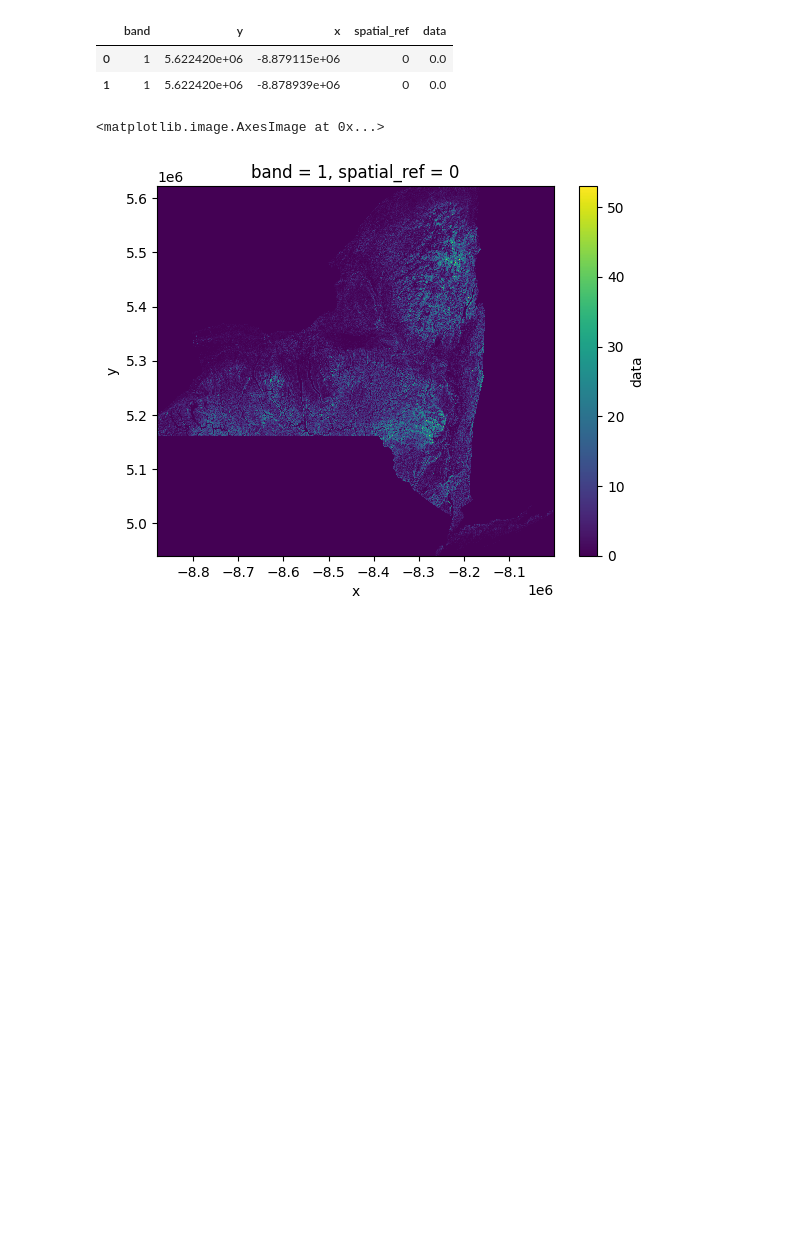
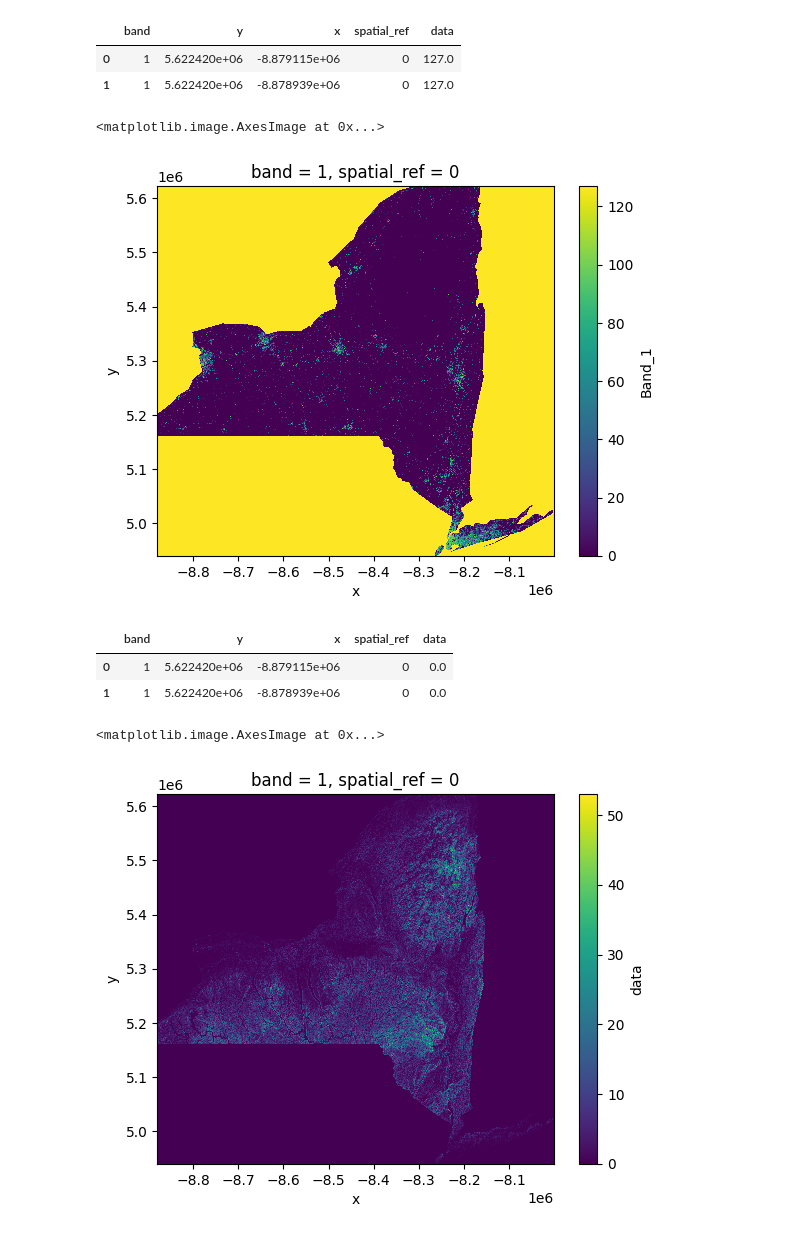
Before and after one commit to uysiri/DATA612-DEEPLEARNING, a Jupyter notebook: create_df.ipynb, the cells around one changed output. Saved outputs shown, nothing was run; the diff lists cells and outputs as text; code cells hidden in the pictures; blank space fills up the shorter version.

```diff
--- a/create_df.ipynb
+++ b/create_df.ipynb
@@ -3,6 +3,22 @@ import rasterio as rio
 import pandas as pd
 import numpy as  np
 import rioxarray
+# %%
+imp = rioxarray.open_rasterio("nlcdimpervious.tif")
+# rds = rds.squeeze().drop("spatial_ref").drop("band")
+imp.name = "data"
+imperv = imp.to_dataframe().reset_index()
+imperv.head(2)
+# %% [output]
+|  | band | y | x | spatial_ref | data |
+| 0 | 1 | 5.622420e+06 | -8.879115e+06 | 0 | 127.0 |
+| 1 | 1 | 5.622420e+06 | -8.878939e+06 | 0 | 127.0 |
+# %%
+f1 = imp.sel(band=1)
+f1.plot.imshow()
+# %% [output]
+<matplotlib.image.AxesImage at 0x...>
+[figure, added]
 # %%
 rds = rioxarray.open_rasterio("slopedegreev2.tif")
 # rds = rds.squeeze().drop("spatial_ref").drop("band")
```
Also changed, not shown: parts of 4 cells of this notebook.
